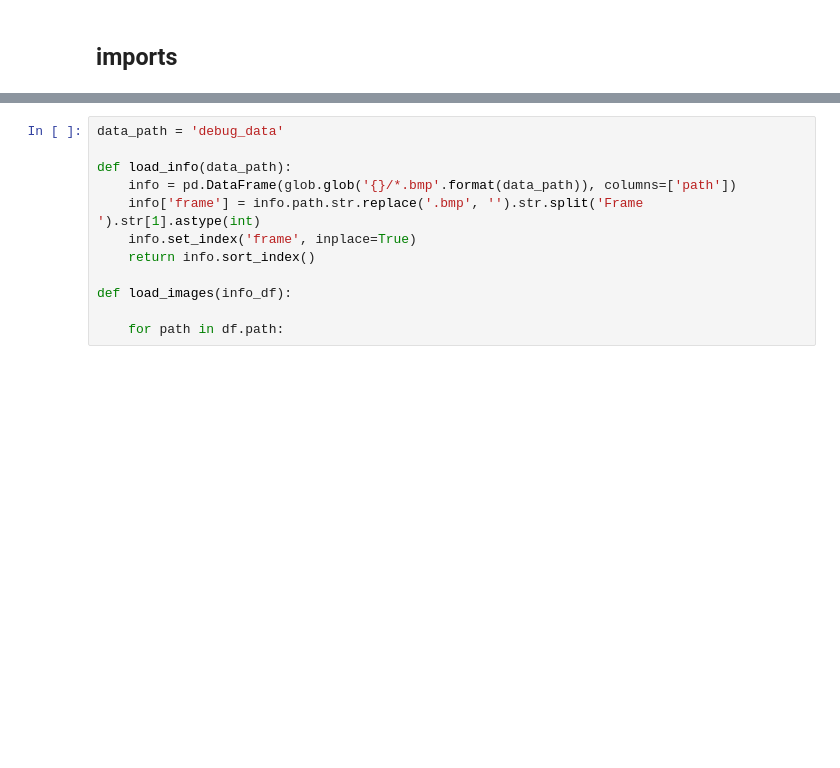
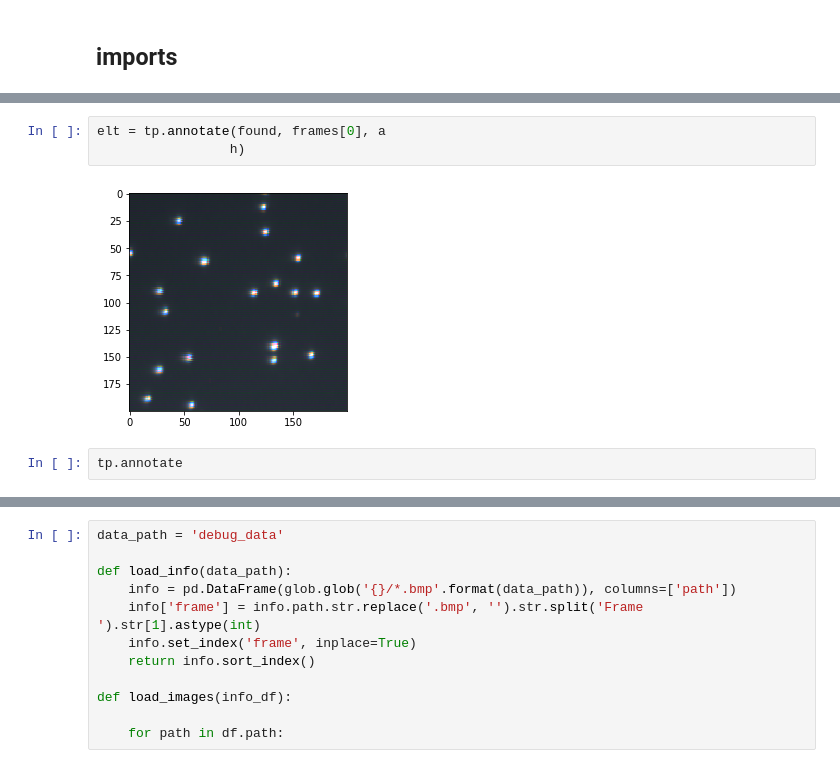
Before and after one commit to luclepot/brownian_motion_analysis, a Jupyter notebook: analysis.ipynb, the cells around one changed output, grey strips where cells are left out. Saved outputs shown, nothing was run; the diff lists cells and outputs as text; blank space fills up the shorter version.

```diff
--- a/analysis.ipynb
+++ b/analysis.ipynb
@@ -26,0 +155,7 @@ import glob
+# %%
+elt = tp.annotate(found, frames[0], a
+                 h)
+# %% [output]
+[figure, added]
+# %%
+tp.annotate
```
Also changed, not shown: parts of 21 cells of this notebook, 1 other file.
